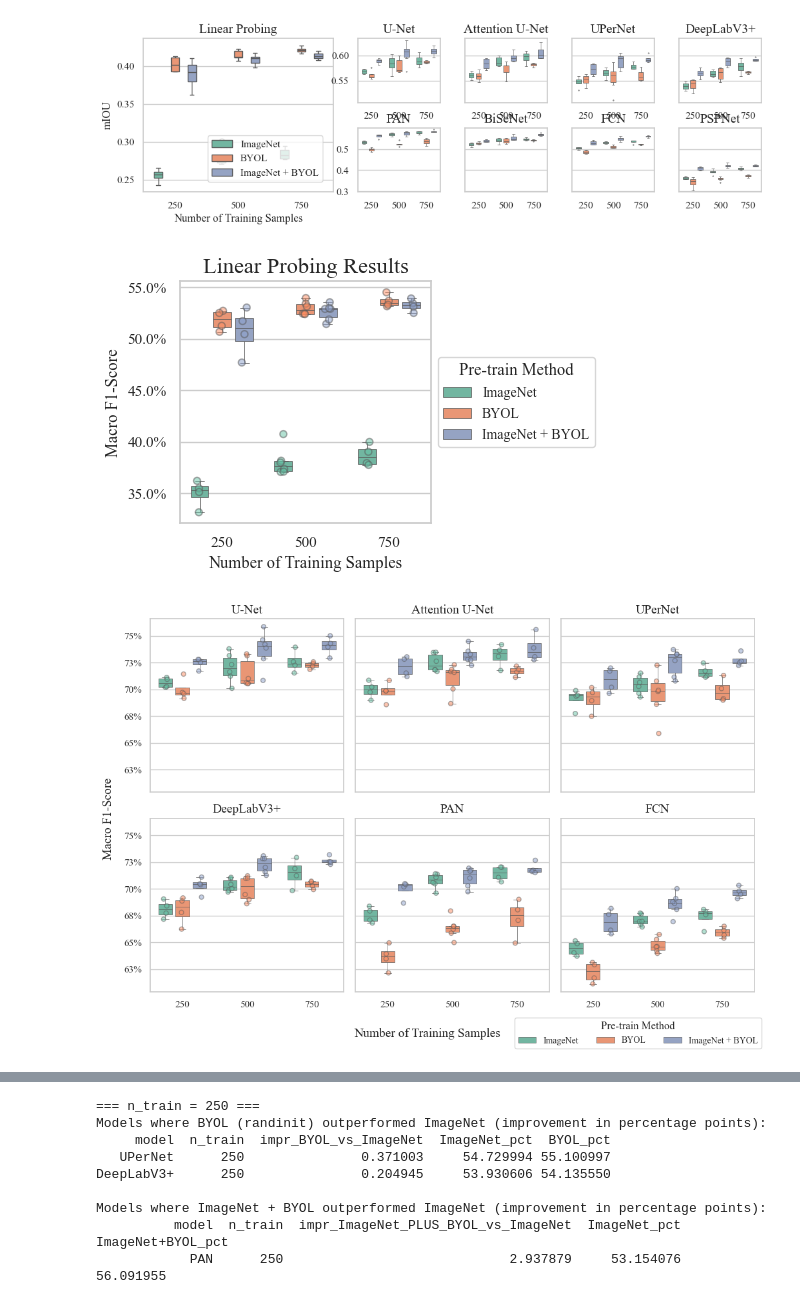
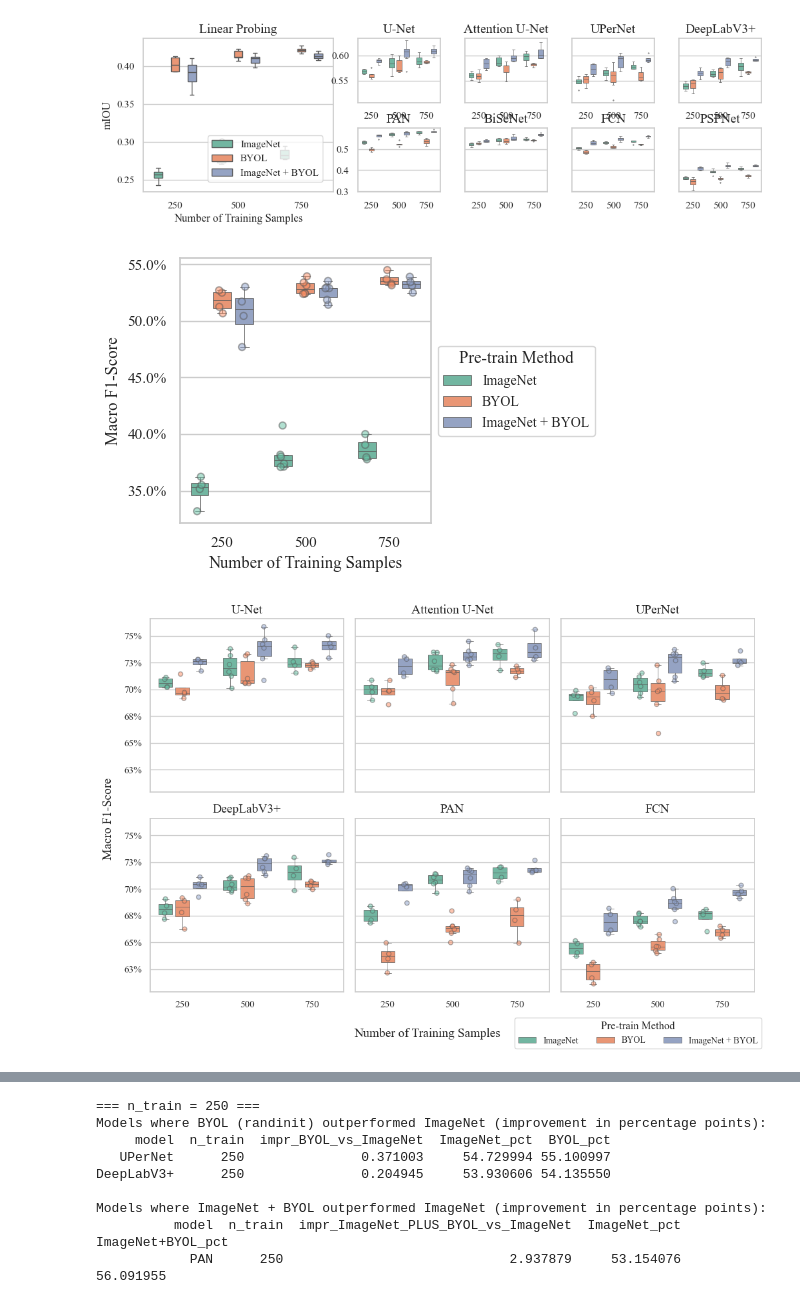
Before and after one commit to DakotaHester/ms-land-cover, a Jupyter notebook: notebooks/pretrain_results_f1.ipynb, the cells around one changed output, grey strips where cells are left out. Drawn from its saved outputs; the diff is of its cells as text; code cells hidden in the pictures.

```diff
--- a/notebooks/pretrain_results_f1.ipynb
+++ b/notebooks/pretrain_results_f1.ipynb
@@ -371,7 +371,7 @@ sns.stripplot(data=linear_probe_df,
               x='n_train', y='macro_f1_score', hue='Pre-train Method',
                 ax=ax, dodge=True, palette='Set2', alpha=0.5, linewidth=1, edgecolor='gray', legend=False)
 
-ax.set_title('Linear Probing Results', fontsize=16)
+# ax.set_title('Linear Probing Results', fontsize=16)
 ax.set_xlabel('Number of Training Samples', fontsize=12)
 ax.set_ylabel('Macro F1-Score', fontsize=12)
 ax.yaxis.set_major_formatter(PercentFormatter(1.0, decimals=1))
@@ -436,34 +436,34 @@ for i, model in enumerate(model_order):
     ax = axes[i]
     subset = finetune_df[finetune_df['model'] == model]
 
     sns.boxplot(data=subset, x='n_train', y='macro_f1_score', hue='Pre-train Method',
                 ax=ax, dodge=True, palette='Set2',
                 legend=True if i == 0 else False, gap=0.2, fliersize=4, linewidth=0.5, showfliers=False)
     sns.stripplot(data=subset, x='n_train', y='macro_f1_score', hue='Pre-train Method',
                   ax=ax, dodge=True, palette='Set2', alpha=0.5, linewidth=1, edgecolor='gray', legend=False)
 
     ax.set_title(model, fontsize=14)
     ax.set_ylabel('') # Clear individual y-labels
     ax.set_xlabel('') # Clear individual x-labels
     ax.yaxis.set_major_formatter(PercentFormatter(1.0, decimals=0))
 
 # Set shared labels
 fig.supylabel('Macro F1-Score', fontsize=14)
 fig.supxlabel('Number of Training Samples', fontsize=14)
 
 # Create and place a single legend for the whole figure
 handles, labels = axes[0].get_legend_handles_labels()
 fig.legend(handles, labels, loc='lower right', bbox_to_anchor=(1, -0.02), ncol=3, title='Pre-train Method', fontsize=10)
 axes[0].legend_.remove()  # Remove the legend from the first subplot
 
 # plt.tight_layout(rect=[0.03, 0.03, 1, 1]) # Adjust layout to make room for legend
 fig.tight_layout()
 
 plt.savefig('../paper/images/finetuning_results.pdf', bbox_inches='tight')
 plt.savefig('../paper/images/finetuning_results.png', dpi=300, bbox_inches='tight')
 plt.show()
 # %% [output]
-[figure, old version]
+[figure, new version]
 [figure]
 # %%
 # show n_trains and model types where BYOL_randinit outperforms ImageNet
```
Also changed, not shown: 30 other files.
